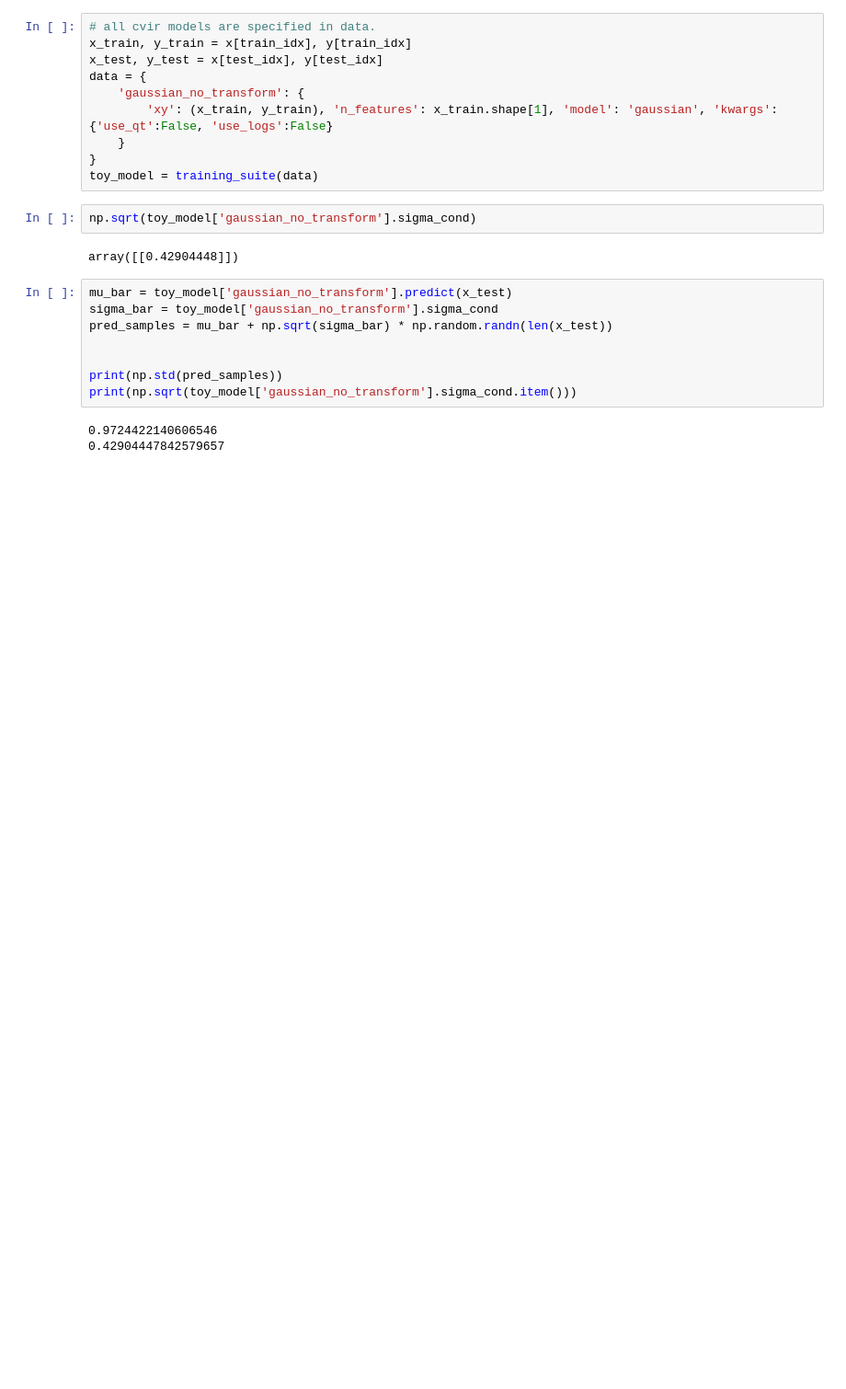
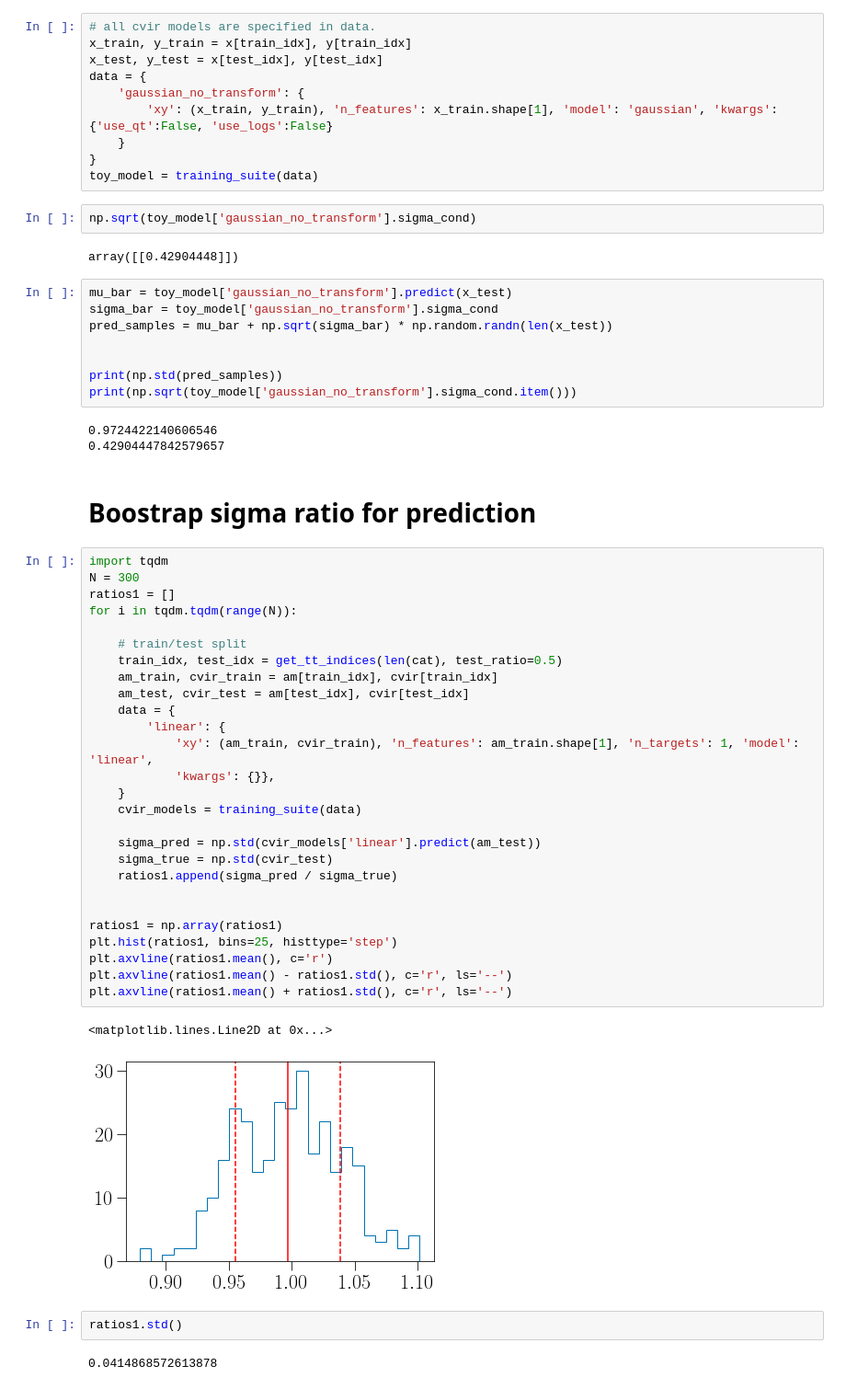
Before and after one commit to ismael-mendoza/nbody-relaxed, a Jupyter notebook: notebooks/jupyter/plots/predictions.ipynb, the cells around one changed output. Shown at 92% size. Drawn from its saved outputs; the diff is of its cells as text; blank space fills up the shorter version.

```diff
--- a/notebooks/jupyter/plots/predictions.ipynb
+++ b/notebooks/jupyter/plots/predictions.ipynb
@@ -674,3 +759,39 @@ print(np.sqrt(toy_model['gaussian_no_transform'].sigma_cond.item()))
 # %% [output]
 0.9724422140606546
 0.42904447842579657
+# %% [markdown]
+# Boostrap sigma ratio for prediction
+# %%
+import tqdm
+N = 300
+ratios1 = []
+for i in tqdm.tqdm(range(N)):
+
+    # train/test split
+    train_idx, test_idx = get_tt_indices(len(cat), test_ratio=0.5)
+    am_train, cvir_train = am[train_idx], cvir[train_idx]
+    am_test, cvir_test = am[test_idx], cvir[test_idx]
+    data = {
+        'linear': {
+            'xy': (am_train, cvir_train), 'n_features': am_train.shape[1], 'n_targets': 1, 'model': 'linear',
+            'kwargs': {}},
+    }
+    cvir_models = training_suite(data)
+
+    sigma_pred = np.std(cvir_models['linear'].predict(am_test))
+    sigma_true = np.std(cvir_test)
+    ratios1.append(sigma_pred / sigma_true)
+
+
+ratios1 = np.array(ratios1)
+plt.hist(ratios1, bins=25, histtype='step')
+plt.axvline(ratios1.mean(), c='r')
+plt.axvline(ratios1.mean() - ratios1.std(), c='r', ls='--')
+plt.axvline(ratios1.mean() + ratios1.std(), c='r', ls='--')
+# %% [output]
+<matplotlib.lines.Line2D at 0x...>
+[figure, added]
+# %%
+ratios1.std()
+# %% [output]
+0.0414868572613878
```
Also changed, not shown: parts of 14 cells of this notebook, 1 other file.
